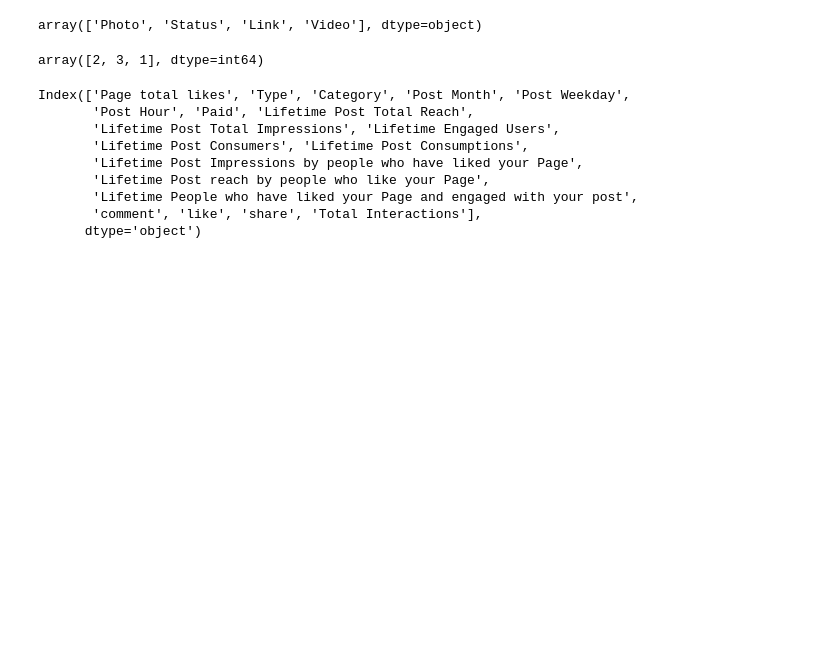
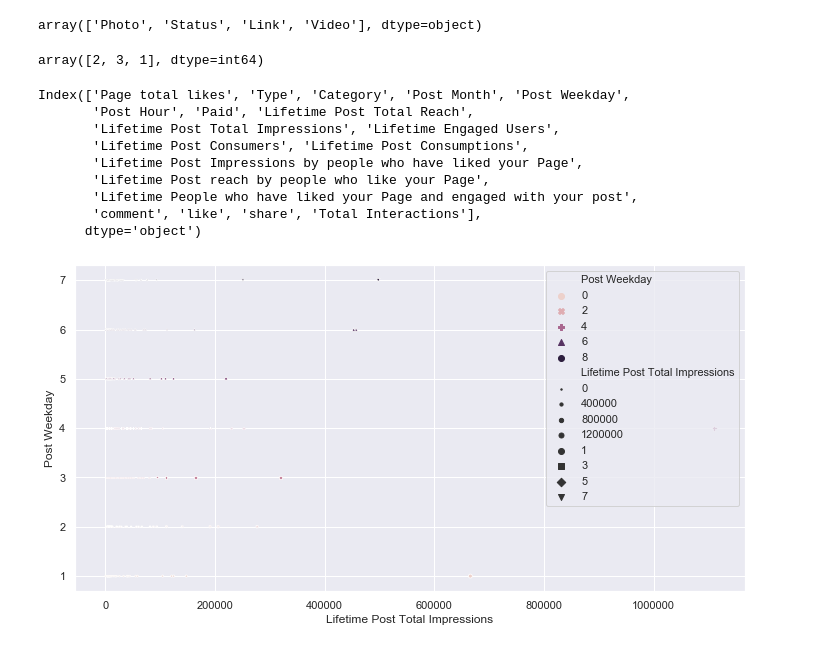
Before and after one commit to khwajajalal/INTRO-TO-DATA-ANALYSIS, a Jupyter notebook: facebook.ipynb, the cells around one changed output. Drawn from its saved outputs; the diff is of its cells as text; code cells hidden in the pictures; blank space fills up the shorter version.

```diff
--- a/facebook.ipynb
+++ b/facebook.ipynb
@@ -230,3 +245,8 @@ Index(['Page total likes', 'Type', 'Category', 'Post Month', 'Post Weekday',
        'Lifetime People who have liked your Page and engaged with your post',
        'comment', 'like', 'share', 'Total Interactions'],
       dtype='object')
+# %%
+ax = sns.scatterplot( y = 'Post Weekday', x = 'Lifetime Post Total Impressions', data = facebook, hue = 'Post Weekday', style = 'Post Weekday',
+                    size = 'Lifetime Post Total Impressions', sizes = (2, 25))
+# %% [output]
+[figure, added]
```
Also changed, not shown: parts of 5 cells of this notebook.
